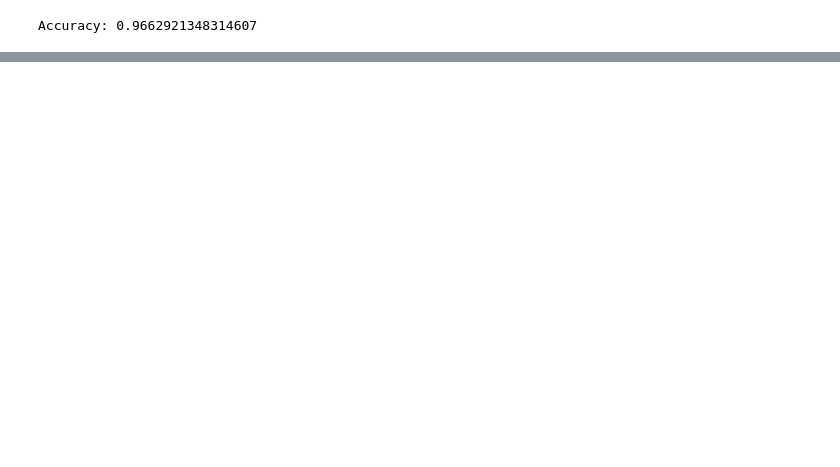
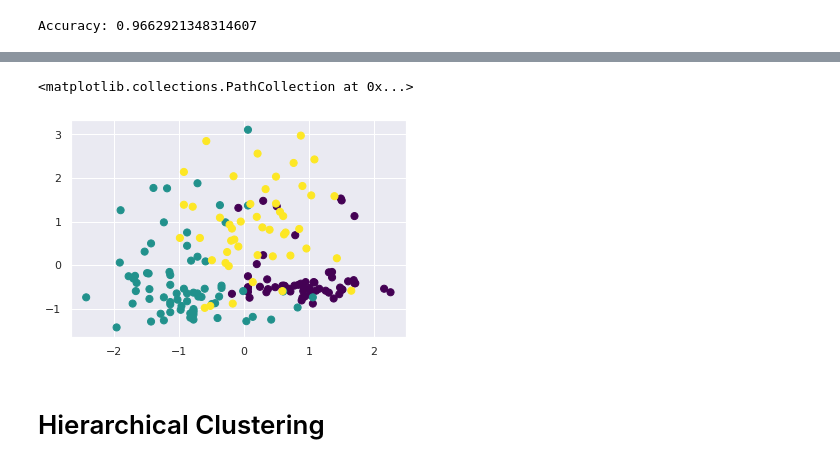
Before and after one commit to leodrivera/Leo_Notebooks, a Jupyter notebook: Semana8/Semana8.ipynb, the cells around one changed output, grey strips where cells are left out. Saved outputs shown, nothing was run; the diff lists cells and outputs as text; code cells hidden in the pictures; blank space fills up the shorter version.

```diff
--- a/Semana8/Semana8.ipynb
+++ b/Semana8/Semana8.ipynb
@@ -155,0 +152,7 @@ Accuracy: 0.9662921348314607
+# %%
+plt.scatter(wine.data[:, 0], wine.data[:, 1], c=wine.target, s=50, cmap='viridis')
+# %% [output]
+<matplotlib.collections.PathCollection at 0x...>
+[figure, added]
+# %% [markdown]
+<h1> Hierarchical Clustering
```
Also changed, not shown: parts of 35 cells of this notebook.
